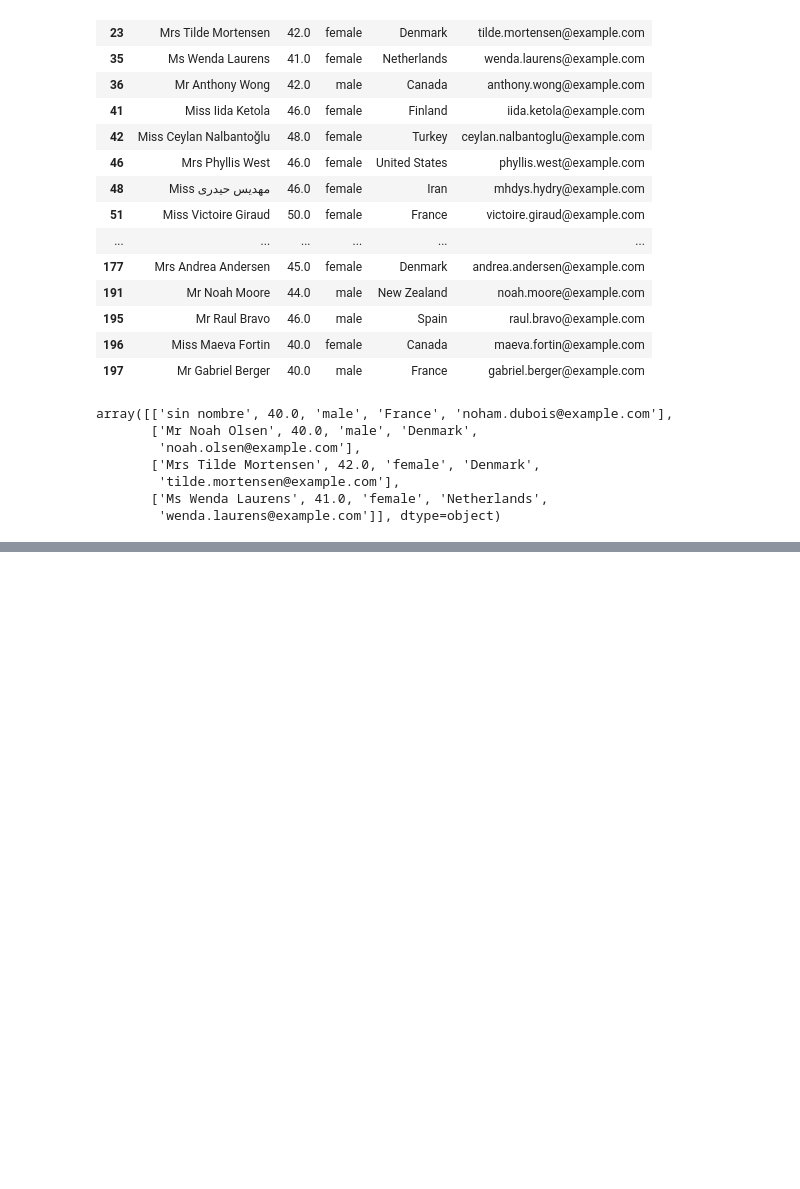
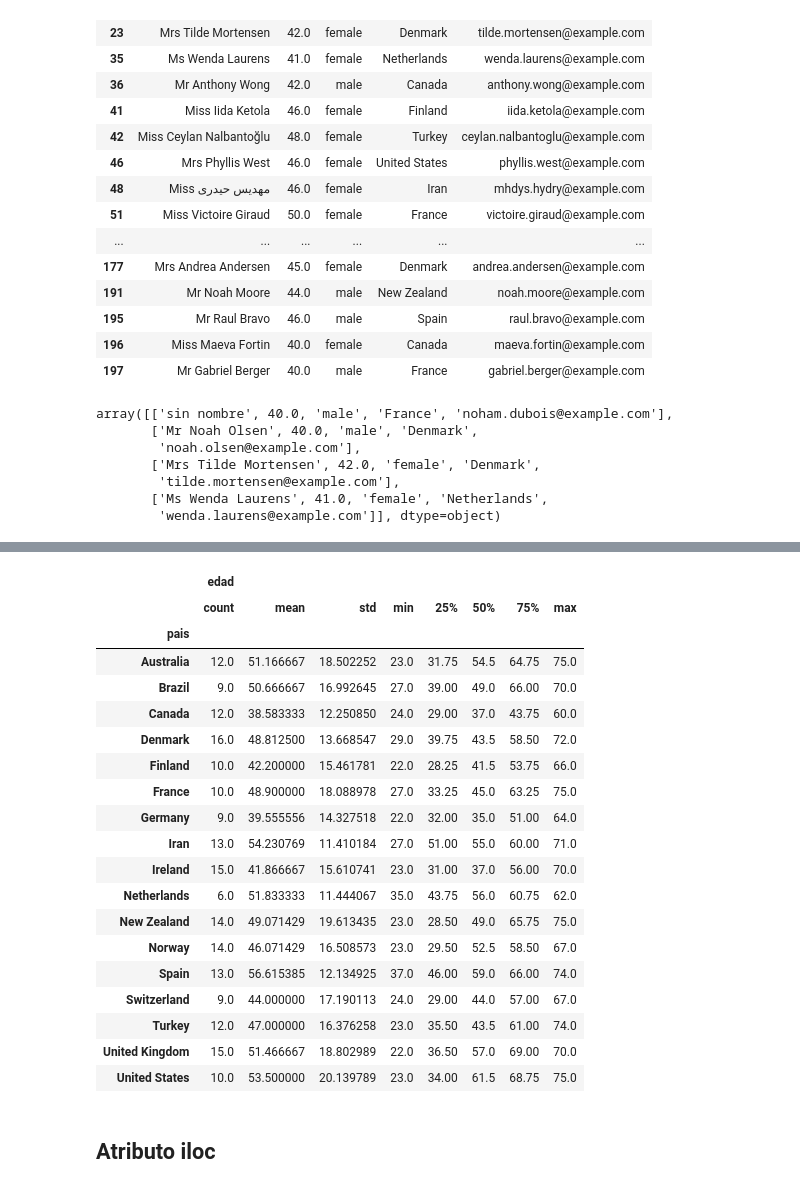
Before and after one commit to GersonVis/Tecnicas-de-IA, a Jupyter notebook: pandas.ipynb, the cells around one changed output, grey strips where cells are left out. Cells and saved outputs as stored; diff of their text form; code cells hidden in the pictures; blank space fills up the shorter version.

```diff
--- a/pandas.ipynb
+++ b/pandas.ipynb
@@ -631,0 +804,23 @@ dataframe[(dataframe["edad"]>=18)&((dataframe["pais"]=="Germany")|(dataframe["pa
+# %%
+dataframe.groupby("pais").describe()
+# %% [output]
+|  | edad |  |  |  |  |  |  |  |
+|  | count | mean | std | min | 25% | 50% | 75% | max |
+| pais |  |  |  |  |  |  |  |  |
+| Australia | 12.0 | 51.166667 | 18.502252 | 23.0 | 31.75 | 54.5 | 64.75 | 75.0 |
+| Brazil | 9.0 | 50.666667 | 16.992645 | 27.0 | 39.00 | 49.0 | 66.00 | 70.0 |
+| Canada | 12.0 | 38.583333 | 12.250850 | 24.0 | 29.00 | 37.0 | 43.75 | 60.0 |
+| Denmark | 16.0 | 48.812500 | 13.668547 | 29.0 | 39.75 | 43.5 | 58.50 | 72.0 |
+| Finland | 10.0 | 42.200000 | 15.461781 | 22.0 | 28.25 | 41.5 | 53.75 | 66.0 |
+| France | 10.0 | 48.900000 | 18.088978 | 27.0 | 33.25 | 45.0 | 63.25 | 75.0 |
+| Germany | 9.0 | 39.555556 | 14.327518 | 22.0 | 32.00 | 35.0 | 51.00 | 64.0 |
+| Iran | 13.0 | 54.230769 | 11.410184 | 27.0 | 51.00 | 55.0 | 60.00 | 71.0 |
+| Ireland | 15.0 | 41.866667 | 15.610741 | 23.0 | 31.00 | 37.0 | 56.00 | 70.0 |
+| Netherlands | 6.0 | 51.833333 | 11.444067 | 35.0 | 43.75 | 56.0 | 60.75 | 62.0 |
+| New Zealand | 14.0 | 49.071429 | 19.613435 | 23.0 | 28.50 | 49.0 | 65.75 | 75.0 |
+| Norway | 14.0 | 46.071429 | 16.508573 | 23.0 | 29.50 | 52.5 | 58.50 | 67.0 |
+| Spain | 13.0 | 56.615385 | 12.134925 | 37.0 | 46.00 | 59.0 | 66.00 | 74.0 |
+| Switzerland | 9.0 | 44.000000 | 17.190113 | 24.0 | 29.00 | 44.0 | 57.00 | 67.0 |
+| Turkey | 12.0 | 47.000000 | 16.376258 | 23.0 | 35.50 | 43.5 | 61.00 | 74.0 |
+| United Kingdom | 15.0 | 51.466667 | 18.802989 | 22.0 | 36.50 | 57.0 | 69.00 | 70.0 |
+| United States | 10.0 | 53.500000 | 20.139789 | 23.0 | 34.00 | 61.5 | 68.75 | 75.0 |
@@ -631,0 +832,2 @@ dataframe[(dataframe["edad"]>=18)&((dataframe["pais"]=="Germany")|(dataframe["pa
+# %% [markdown]
+## Atributo iloc
```
Also changed, not shown: parts of 26 cells of this notebook, 1 other file.
